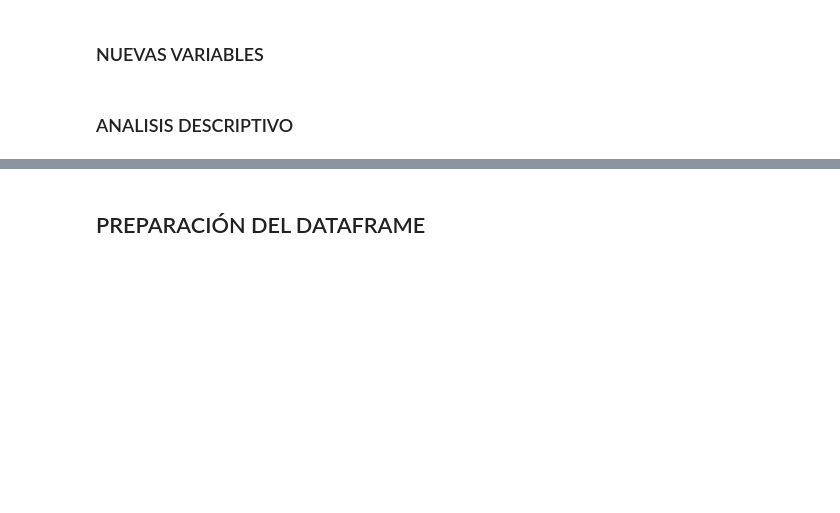
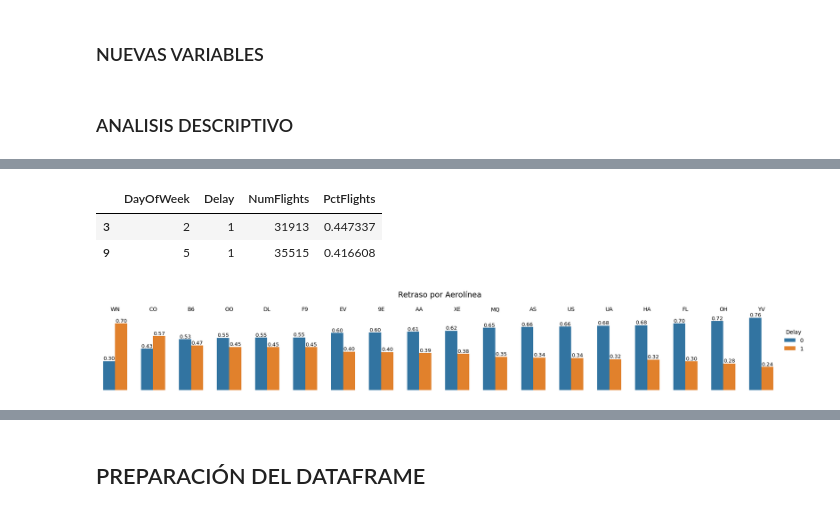
Before and after one commit to Sts87/FlightOnTime, a Jupyter notebook: FlightOnTime_Modelado 2.1.ipynb, the cells around one changed output, grey strips where cells are left out. Saved outputs shown, nothing was run; the diff lists cells and outputs as text; code cells hidden in the pictures; blank space fills up the shorter version.

```diff
--- a/FlightOnTime_Modelado 2.1.ipynb
+++ b/FlightOnTime_Modelado 2.1.ipynb
@@ -160,14 +150,13 @@ df_delay
 # %% [markdown]
 ### NUEVAS VARIABLES
 # %%
-# Nuevas variables candidatas:
-# DateHour (hh:mm)
+# NUEVAS VARIABLES CANDIDATAS
+# Hour: Hora en formato hh:mm
 df['DateHour'] = df['Time'].apply(lambda x: str(x // 60).zfill(2) + ":" + str(x % 60).zfill(2))
 df['DateHour'] = pd.to_datetime(df['DateHour'], format="%H:%M")
 
-# Hour: hora en formato hh:mm
-df['Hour'] = df['Time'].apply(lambda x: str(x // 60).zfill(2) + ":" + str(x % 60).zfill(2))
-df['Hour'] = pd.to_datetime(df['Hour'], format="%H:%M")
+# Hour: Hora en formato decimal
+df['Hour'] = df['Time'] / 60
 
 # Time of day: Momento del dia de la salida del vuelo
 # -Early morning: [0AM  - 6AM]
@@ -439,0 +226,33 @@ plt.title('Mapa de Calor de Correlaciones')
+# %%
+df2.sample(2)
+# %% [output]
+|  | DayOfWeek | Delay | NumFlights | PctFlights |
+| 3 | 2 | 1 | 31913 | 0.447337 |
+| 9 | 5 | 1 | 35515 | 0.416608 |
+# %%
+# RETRASO POR AEROLÍNEA
+# -Sólo WN y CO tienen mayor proporcion de retrasos (0.7, 0.57)
+df2 = df.groupby(['Airline', 'Delay'])['Delay'].count().reset_index(name='NumFlights')
+df2['PctFlights'] = df2.groupby('Airline')['NumFlights'].transform(lambda x: x / x.sum())
+
+g = sns.catplot(
+       data=df2.sort_values(['Delay', 'PctFlights'], ascending=[False, False]),
+       hue="Delay", y="PctFlights", col="Airline",
+       kind="bar", height=2.5, aspect=.4
+    )
+
+for ax in g.axes.flat:
+    for container in ax.containers:
+        ax.bar_label(container, fmt='%.2f', label_type='edge', fontsize=9.5)
+
+g.set(ylabel=None)
+g.set(yticklabels=[])
+g.tick_params(left=False, bottom=False)
+g.despine(left=True, bottom=True)
+
+g.set_titles(col_template="{col_name}", fontdict={'fontsize': 10.5})
+g.fig.suptitle("Retraso por Aerolínea", y=1.1, fontsize=14)
+
+plt.show()
+# %% [output]
+[figure, added]
```
Also changed, not shown: parts of 61 cells of this notebook.
